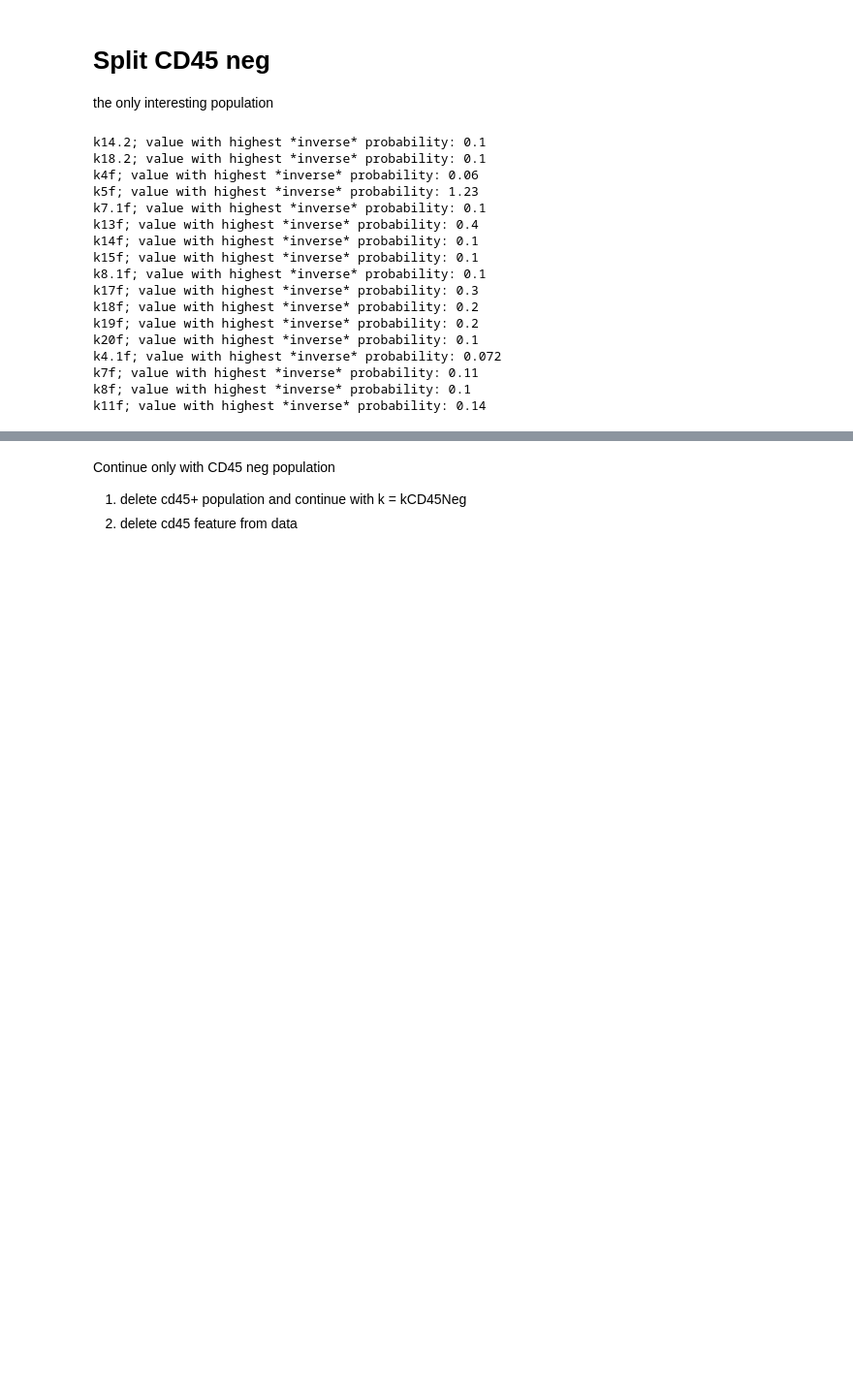
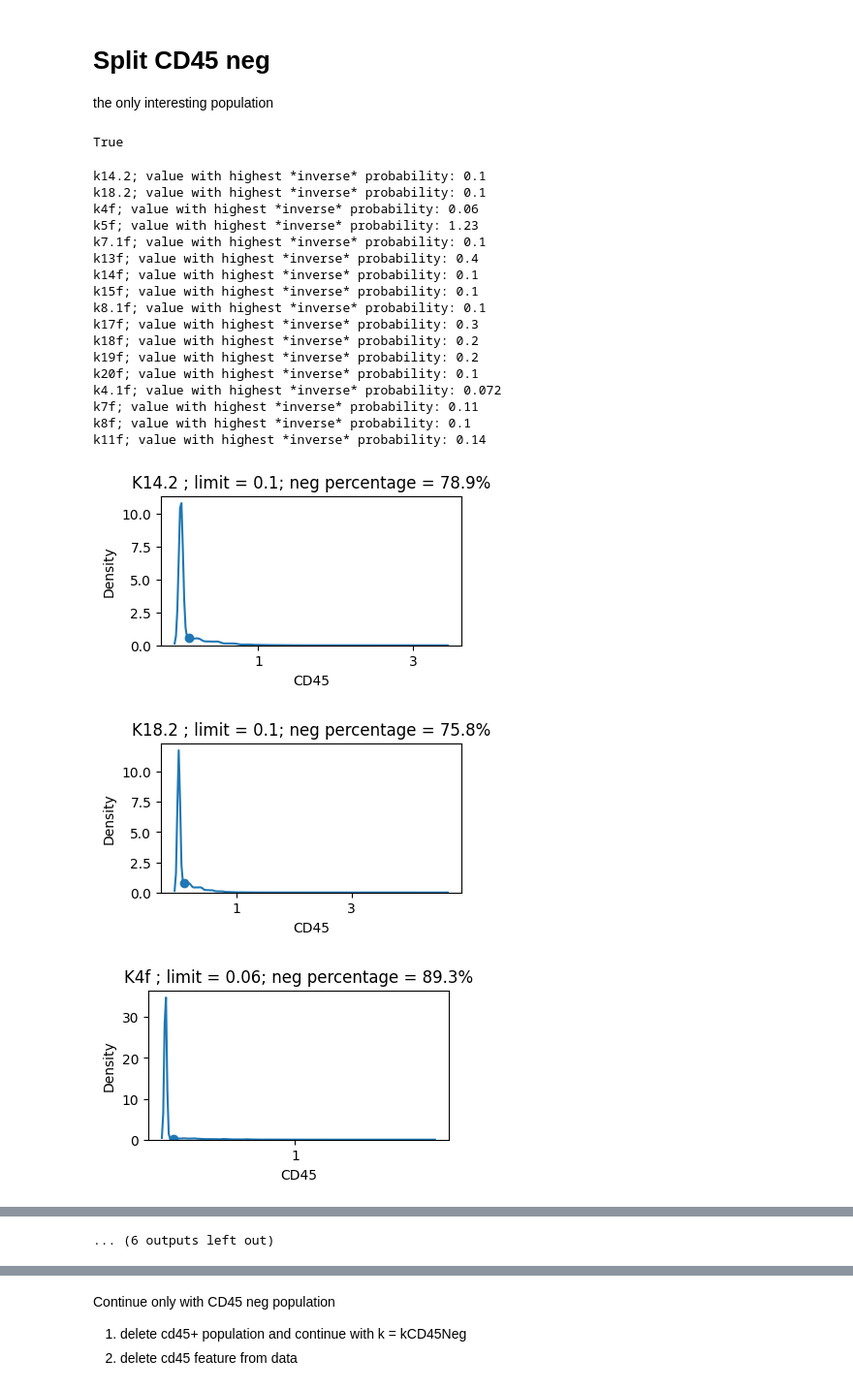
Before and after one commit to yishaiar/breast_cancer_PHD_research, a Jupyter notebook: preprocess/preprocess_samples_to_batches.ipynb, the cells around one changed output, grey strips where cells are left out. Shown at 97% size. Drawn from its saved outputs; the diff is of its cells as text; code cells hidden in the pictures; blank space fills up the shorter version.

```diff
--- a/preprocess/preprocess_samples_to_batches.ipynb
+++ b/preprocess/preprocess_samples_to_batches.ipynb
@@ -15,7 +15,7 @@ dir5 = '~/Dropbox/CyTOF_Breast/Kaplan_5th/data/'
 
 
 # show figures (figures are created and saved to file)
-show = False
+show = True
 # create plot visualizations
 visualize = False
 # subsample = True
@@ -614,6 +626,6 @@ arr_=[]
 for i, K in k.items():
     cols = names[i]['NamesAll']
     k[i][cols] = arcsinh_transform(K.copy(),cols)
-    arr_.append(f'k{i}')
+    arr_.append(f'k{i}:{len(k[i])}')
 print (f'arcsinh transformed; {arr_}');arr_ = None
 # %% [output]
@@ -682,6 +695,10 @@ the only interesting population
 # kk=k. copy()
 # k = kk.copy()
 # settings=(settings[0],True,True);visualize=True
+# %%
+15537 in k['18']['ind']
+# %% [output]
+True
 # %%
 arr=[]
 KCD45Neg_ind ,min_x, min_y = {},{},{}
@@ -725,32 +742,37 @@ for j,[i, K] in enumerate(k.items()):
     print(f'k{i}; value with highest *inverse* probability:', min_x[i])
 saveCsv_split(dir_plots,'neg_pecentage',arr)
 
-# visualize = True
+visualize = True
 if visualize:
     for [i,f,_]  in arr:
     # for i in k.keys():
         K = k[i].copy()
         # ind = KCD45Neg_ind[i]
         # min_x = loc[KCD45Neg_ind[i]].min()
         neg_percentage_ = np.round(len(K[K[f]<min_x[i]])/len(K),3)*100
 
 
         plotSplit(k[i][f].copy(),i,min_x[i],min_y[i],settings,neg_percentage_,Figname = '_cd45_split',log = False,)#XSIZE=10
+
+visualize = False
 # %% [output]
 k14.2; value with highest *inverse* probability: 0.1
 k18.2; value with highest *inverse* probability: 0.1
 k4f; value with highest *inverse* probability: 0.06
 k5f; value with highest *inverse* probability: 1.23
 k7.1f; value with highest *inverse* probability: 0.1
 k13f; value with highest *inverse* probability: 0.4
 k14f; value with highest *inverse* probability: 0.1
 k15f; value with highest *inverse* probability: 0.1
 k8.1f; value with highest *inverse* probability: 0.1
 k17f; value with highest *inverse* probability: 0.3
 k18f; value with highest *inverse* probability: 0.2
 k19f; value with highest *inverse* probability: 0.2
 k20f; value with highest *inverse* probability: 0.1
 k4.1f; value with highest *inverse* probability: 0.072
 k7f; value with highest *inverse* probability: 0.11
 k8f; value with highest *inverse* probability: 0.1
 k11f; value with highest *inverse* probability: 0.14
+[figure, added]
+[figure, added]
+[figure, added]
@@ -756,0 +787 @@ k11f; value with highest *inverse* probability: 0.14
+... (6 outputs left out)
```
Also changed, not shown: parts of 24 cells of this notebook, 2 other files.
